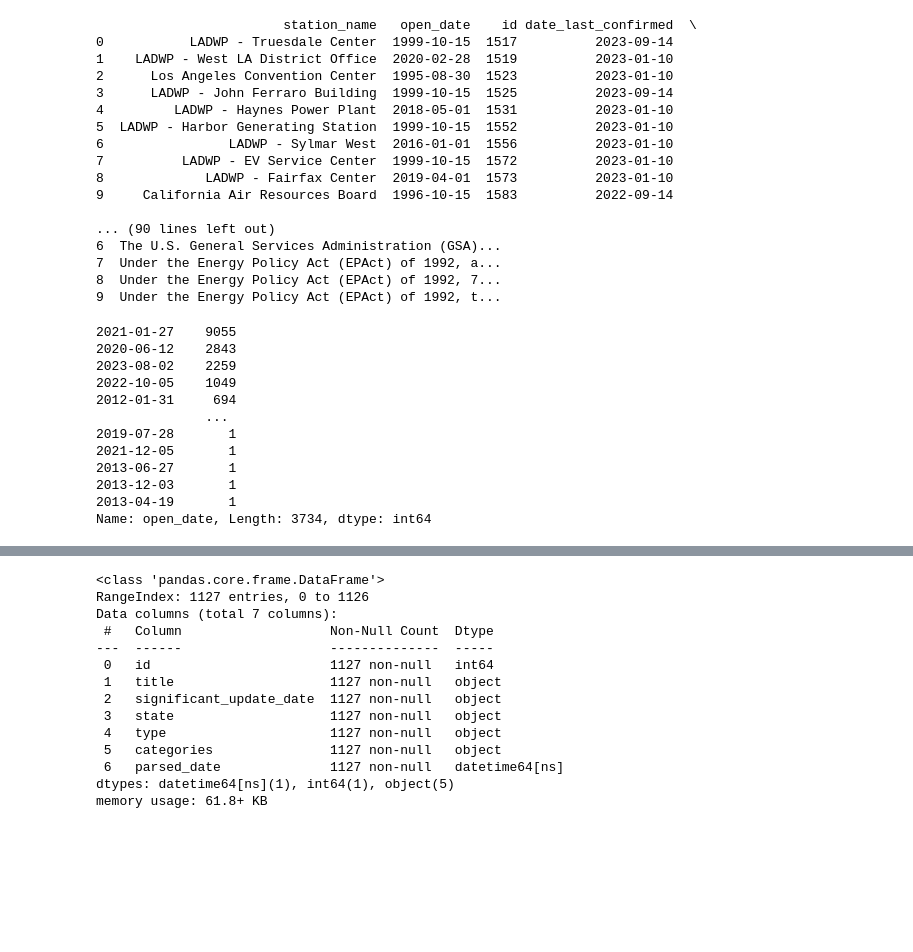
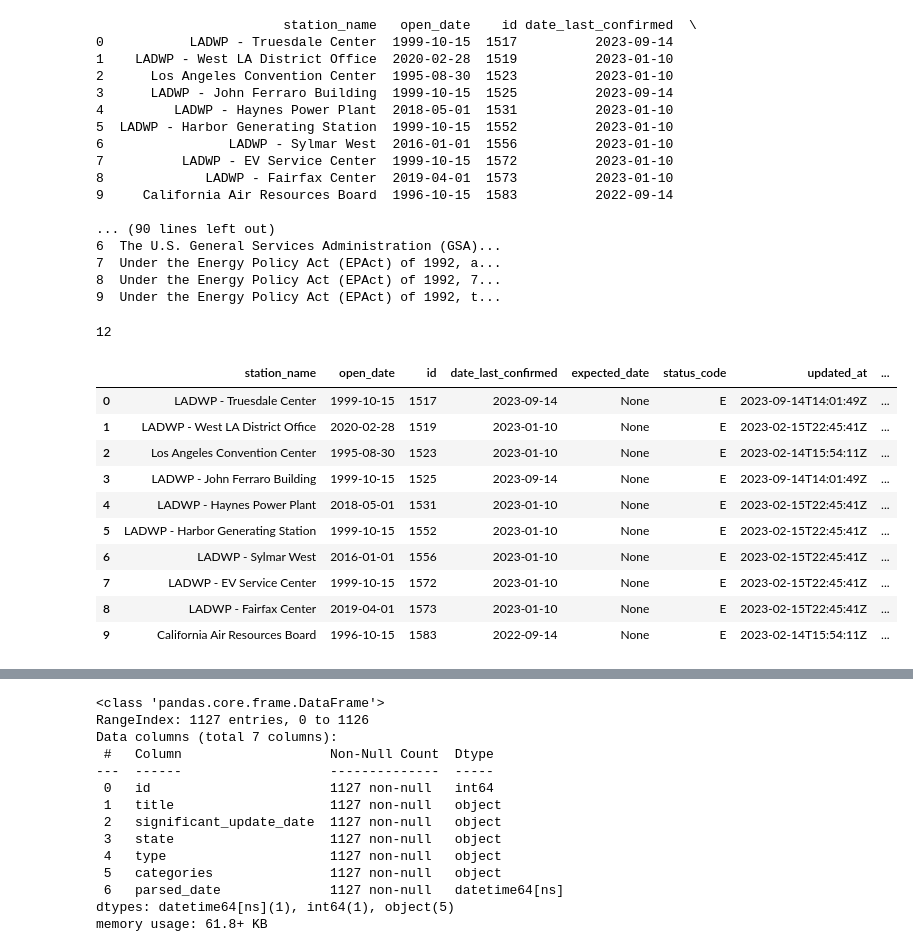
Before and after one commit to brennan913/empirical-methods, a Jupyter notebook: inspect_data.ipynb, the cells around one changed output, grey strips where cells are left out. Cells and saved outputs as stored; diff of their text form; code cells hidden in the pictures; blank space fills up the shorter version.

```diff
--- a/inspect_data.ipynb
+++ b/inspect_data.ipynb
@@ -74,6 +74,24 @@ parsed_date_col = 'parsed_date'
 7  Under the Energy Policy Act (EPAct) of 1992, a...
 8  Under the Energy Policy Act (EPAct) of 1992, 7...
 9  Under the Energy Policy Act (EPAct) of 1992, t...
+# %%
+charging_station_data['open_date'].value_counts()['US']
+# %% [output]
+12
+# %%
+charging_station_data.head(10)
+# %% [output]
+|  | station_name | open_date | id | date_last_confirmed | expected_date | status_code | updated_at | ... |
+| 0 | LADWP - Truesdale Center | 1999-10-15 | 1517 | 2023-09-14 | None | E | 2023-09-14T14:01:49Z | ... |
+| 1 | LADWP - West LA District Office | 2020-02-28 | 1519 | 2023-01-10 | None | E | 2023-02-15T22:45:41Z | ... |
+| 2 | Los Angeles Convention Center | 1995-08-30 | 1523 | 2023-01-10 | None | E | 2023-02-14T15:54:11Z | ... |
+| 3 | LADWP - John Ferraro Building | 1999-10-15 | 1525 | 2023-09-14 | None | E | 2023-09-14T14:01:49Z | ... |
+| 4 | LADWP - Haynes Power Plant | 2018-05-01 | 1531 | 2023-01-10 | None | E | 2023-02-15T22:45:41Z | ... |
+| 5 | LADWP - Harbor Generating Station | 1999-10-15 | 1552 | 2023-01-10 | None | E | 2023-02-15T22:45:41Z | ... |
+| 6 | LADWP - Sylmar West | 2016-01-01 | 1556 | 2023-01-10 | None | E | 2023-02-15T22:45:41Z | ... |
+| 7 | LADWP - EV Service Center | 1999-10-15 | 1572 | 2023-01-10 | None | E | 2023-02-15T22:45:41Z | ... |
+| 8 | LADWP - Fairfax Center | 2019-04-01 | 1573 | 2023-01-10 | None | E | 2023-02-15T22:45:41Z | ... |
+| 9 | California Air Resources Board | 1996-10-15 | 1583 | 2022-09-14 | None | E | 2023-02-14T15:54:11Z | ... |
 # %%
 def null_filtered(data, cols):
     mask = 1
@@ -92,16 +116 @@ charging_station_data = null_filtered(charging_station_data, charging_cols)[char
 #charging_station_data = charging_station_data.mask(charging_station_data.astype(object).eq('None')).dropna()
-# %%
-charging_station_data['open_date'].value_counts()
-# %% [output]
-2021-01-27    9055
-2020-06-12    2843
-2023-08-02    2259
-2022-10-05    1049
-2012-01-31     694
-              ...
-2019-07-28       1
-2021-12-05       1
-2013-06-27       1
-2013-12-03       1
-2013-04-19       1
-Name: open_date, Length: 3734, dtype: int64
```
Also changed, not shown: parts of 18 cells of this notebook.
